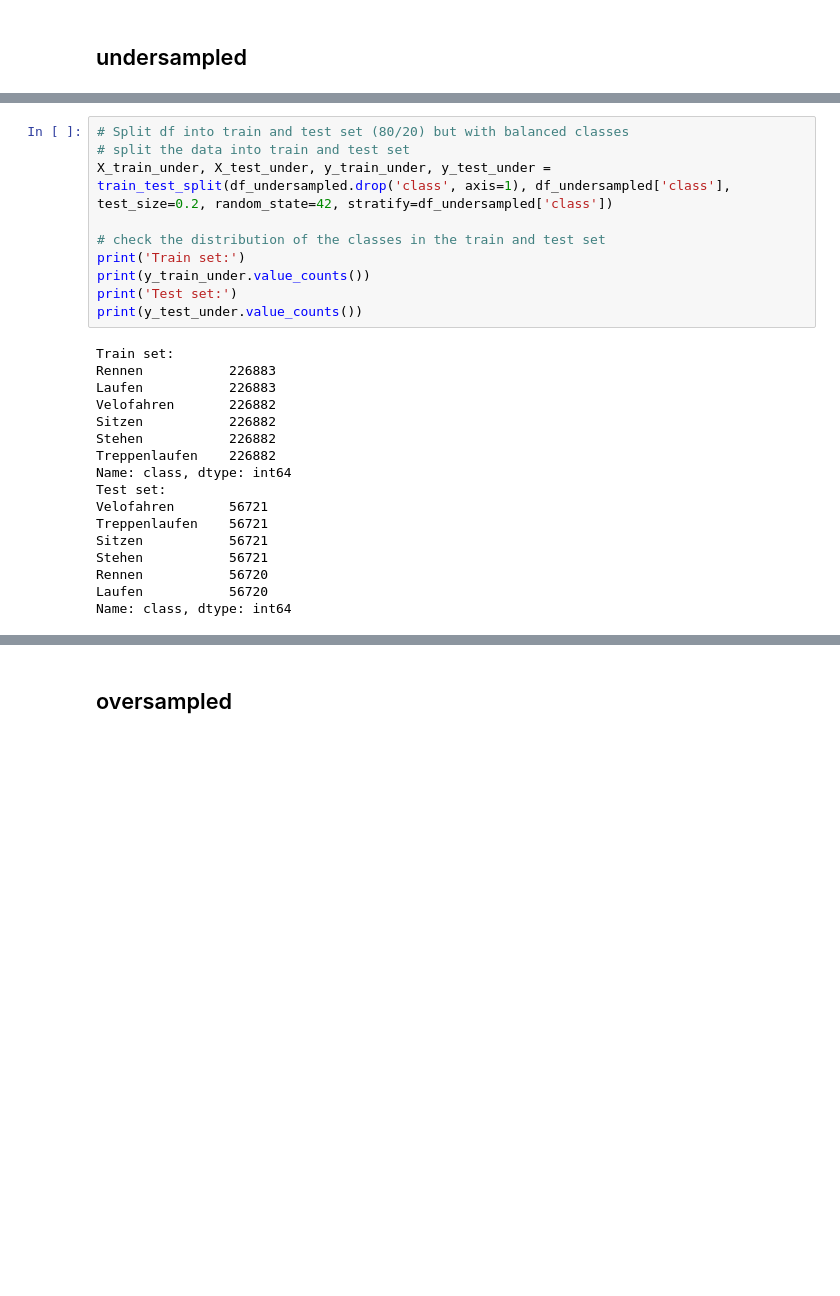
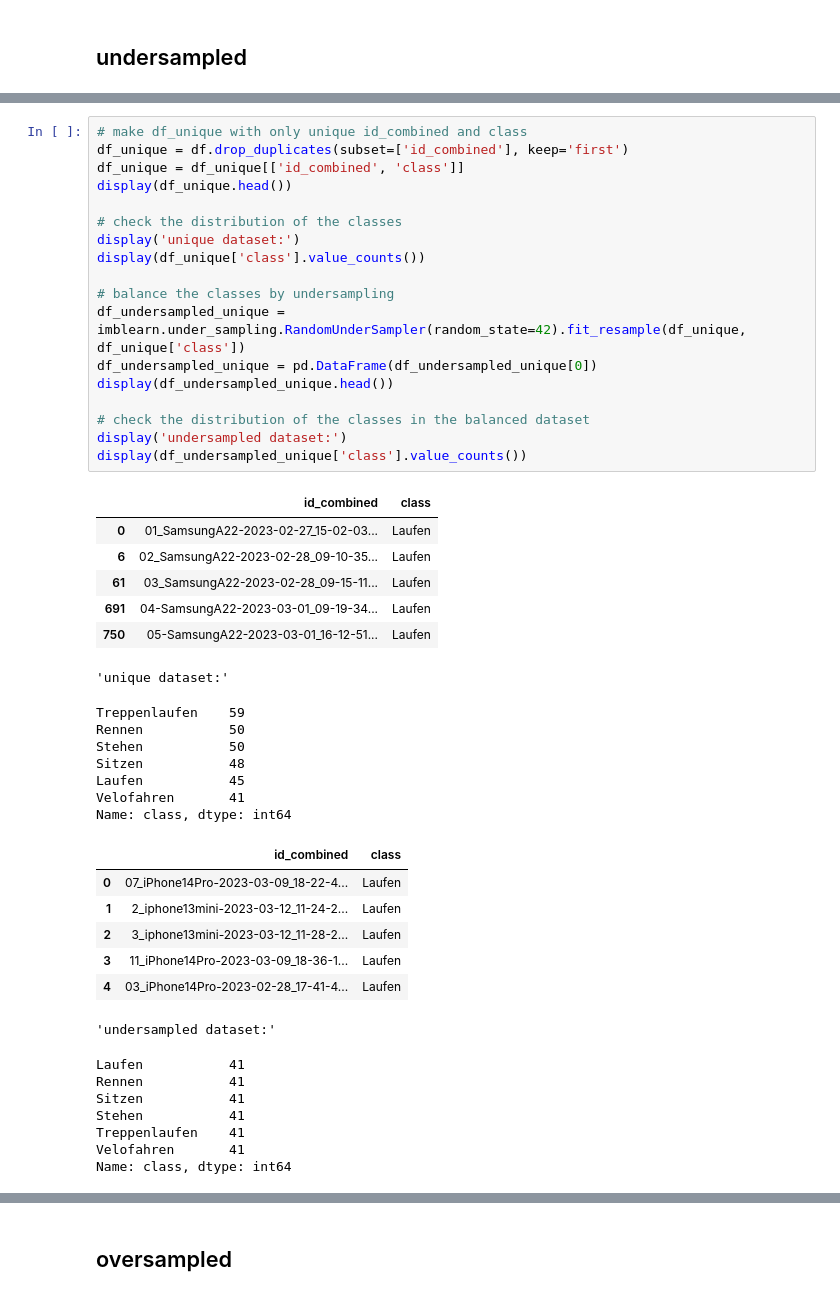
Before and after one commit to CDL1-Sensor/Sensor_Data-Wrangling-und-EDA, a Jupyter notebook: eda.ipynb, the cells around one changed output, grey strips where cells are left out. Drawn from its saved outputs; the diff is of its cells as text; blank space fills up the shorter version.

Commit message:
new train test split

```diff
--- a/eda.ipynb
+++ b/eda.ipynb
@@ -179,27 +187,47 @@ display(len(df_undersampled))
-# %%
-# Split df into train and test set (80/20) but with balanced classes
-# split the data into train and test set
-X_train_under, X_test_under, y_train_under, y_test_under = train_test_split(df_undersampled.drop('class', axis=1), df_undersampled['class'], test_size=0.2, random_state=42, stratify=df_undersampled['class'])
-
-# check the distribution of the classes in the train and test set
-print('Train set:')
-print(y_train_under.value_counts())
-print('Test set:')
-print(y_test_under.value_counts())
-# %% [output]
-Train set:
-Rennen           226883
-Laufen           226883
-Velofahren       226882
-Sitzen           226882
-Stehen           226882
-Treppenlaufen    226882
-Name: class, dtype: int64
-Test set:
-Velofahren       56721
-Treppenlaufen    56721
-Sitzen           56721
-Stehen           56721
-Rennen           56720
-Laufen           56720
-Name: class, dtype: int64
+# %%
+# make df_unique with only unique id_combined and class
+df_unique = df.drop_duplicates(subset=['id_combined'], keep='first')
+df_unique = df_unique[['id_combined', 'class']]
+display(df_unique.head())
+
+# check the distribution of the classes
+display('unique dataset:')
+display(df_unique['class'].value_counts())
+
+# balance the classes by undersampling
+df_undersampled_unique = imblearn.under_sampling.RandomUnderSampler(random_state=42).fit_resample(df_unique, df_unique['class'])
+df_undersampled_unique = pd.DataFrame(df_undersampled_unique[0])
+display(df_undersampled_unique.head())
+
+# check the distribution of the classes in the balanced dataset
+display('undersampled dataset:')
+display(df_undersampled_unique['class'].value_counts())
+# %% [output]
+|  | id_combined | class |
+| 0 | 01_SamsungA22-2023-02-27_15-02-03... | Laufen |
+| 6 | 02_SamsungA22-2023-02-28_09-10-35... | Laufen |
+| 61 | 03_SamsungA22-2023-02-28_09-15-11... | Laufen |
+| 691 | 04-SamsungA22-2023-03-01_09-19-34... | Laufen |
+| 750 | 05-SamsungA22-2023-03-01_16-12-51... | Laufen |
+'unique dataset:'
+Treppenlaufen    59
+Rennen           50
+Stehen           50
+Sitzen           48
+Laufen           45
+Velofahren       41
+Name: class, dtype: int64
+|  | id_combined | class |
+| 0 | 07_iPhone14Pro-2023-03-09_18-22-4... | Laufen |
+| 1 | 2_iphone13mini-2023-03-12_11-24-2... | Laufen |
+| 2 | 3_iphone13mini-2023-03-12_11-28-2... | Laufen |
+| 3 | 11_iPhone14Pro-2023-03-09_18-36-1... | Laufen |
+| 4 | 03_iPhone14Pro-2023-02-28_17-41-4... | Laufen |
+'undersampled dataset:'
+Laufen           41
+Rennen           41
+Sitzen           41
+Stehen           41
+Treppenlaufen    41
+Velofahren       41
+Name: class, dtype: int64
```
Also changed, not shown: parts of 7 cells of this notebook.
